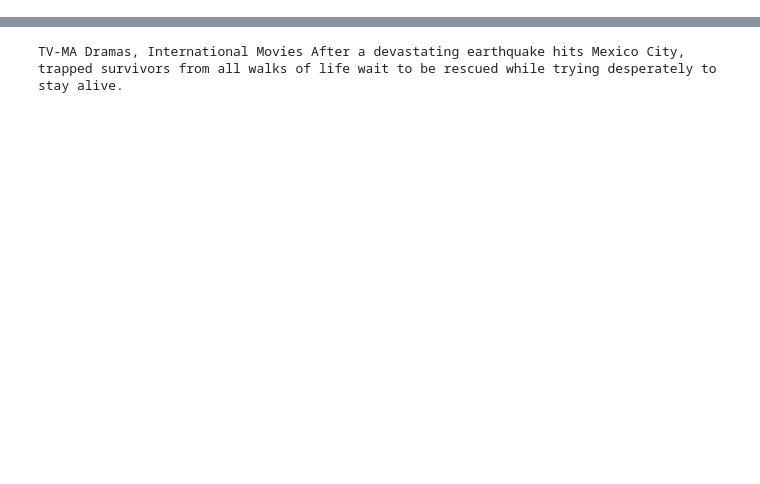
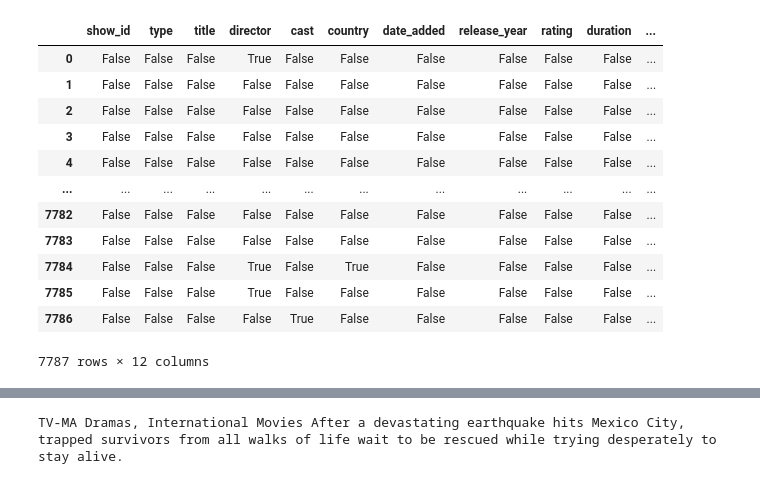
Before and after one commit to EdWu-datascience/Machine-Learning-Algorithm, a Jupyter notebook: netflix_recommendation_system.ipynb, the cells around one changed output, grey strips where cells are left out. Saved outputs shown, nothing was run; the diff lists cells and outputs as text; code cells hidden in the pictures; blank space fills up the shorter version.

```diff
--- a/netflix_recommendation_system.ipynb
+++ b/netflix_recommendation_system.ipynb
@@ -48 +62,18 @@ df.drop_duplicates()
+# %%
+#some basic check of the data:like if there is missing data
+df.isnull()
+# %% [output]
+|  | show_id | type | title | director | cast | country | date_added | release_year | rating | duration | ... |
+| 0 | False | False | False | True | False | False | False | False | False | False | ... |
+| 1 | False | False | False | False | False | False | False | False | False | False | ... |
+| 2 | False | False | False | False | False | False | False | False | False | False | ... |
+| 3 | False | False | False | False | False | False | False | False | False | False | ... |
+| 4 | False | False | False | False | False | False | False | False | False | False | ... |
+| ... | ... | ... | ... | ... | ... | ... | ... | ... | ... | ... | ... |
+| 7782 | False | False | False | False | False | False | False | False | False | False | ... |
+| 7783 | False | False | False | False | False | False | False | False | False | False | ... |
+| 7784 | False | False | False | True | False | True | False | False | False | False | ... |
+| 7785 | False | False | False | True | False | False | False | False | False | False | ... |
+| 7786 | False | False | False | False | True | False | False | False | False | False | ... |
+7787 rows × 12 columns
 # %%
```
Also changed, not shown: parts of 14 cells of this notebook.
